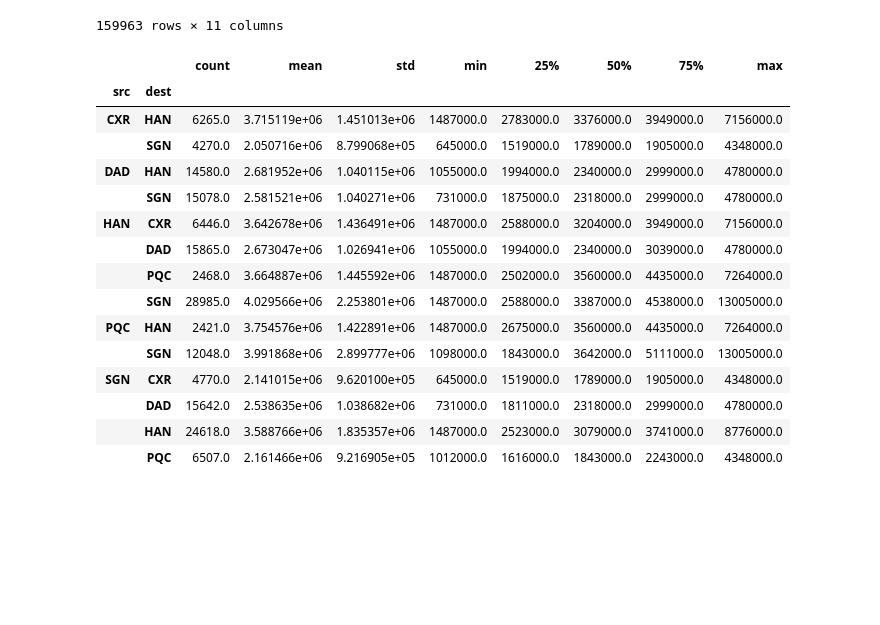
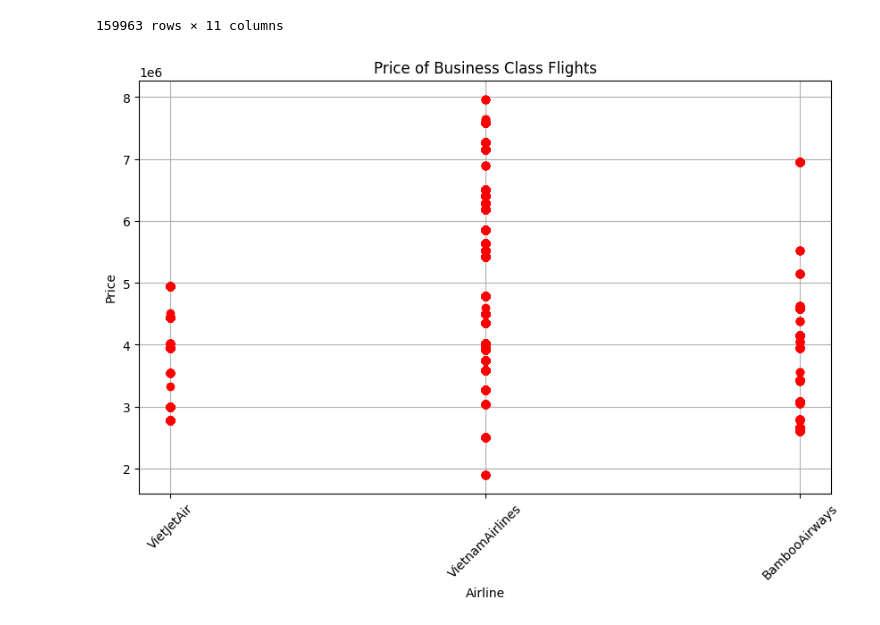
Before and after one commit to hairfann/airfare-prediction, a Jupyter notebook: data_cleaner.ipynb, the cells around one changed output. Saved outputs shown, nothing was run; the diff lists cells and outputs as text; code cells hidden in the pictures; blank space fills up the shorter version.

```diff
--- a/data_cleaner.ipynb
+++ b/data_cleaner.ipynb
@@ -174,22 +174,23 @@ flights
 159963 rows × 11 columns
 # %%
 flights.to_csv('flight_data_cleaned_v2.csv', index=False)
-# %%
-flights.groupby(['src', 'dest'])['price'].describe()
-# %% [output]
-|  |  | count | mean | std | min | 25% | 50% | 75% | max |
-| src | dest |  |  |  |  |  |  |  |  |
-| CXR | HAN | 6265.0 | 3.715119e+06 | 1.451013e+06 | 1487000.0 | 2783000.0 | 3376000.0 | 3949000.0 | 7156000.0 |
-|  | SGN | 4270.0 | 2.050716e+06 | 8.799068e+05 | 645000.0 | 1519000.0 | 1789000.0 | 1905000.0 | 4348000.0 |
-| DAD | HAN | 14580.0 | 2.681952e+06 | 1.040115e+06 | 1055000.0 | 1994000.0 | 2340000.0 | 2999000.0 | 4780000.0 |
-|  | SGN | 15078.0 | 2.581521e+06 | 1.040271e+06 | 731000.0 | 1875000.0 | 2318000.0 | 2999000.0 | 4780000.0 |
-| HAN | CXR | 6446.0 | 3.642678e+06 | 1.436491e+06 | 1487000.0 | 2588000.0 | 3204000.0 | 3949000.0 | 7156000.0 |
-|  | DAD | 15865.0 | 2.673047e+06 | 1.026941e+06 | 1055000.0 | 1994000.0 | 2340000.0 | 3039000.0 | 4780000.0 |
-|  | PQC | 2468.0 | 3.664887e+06 | 1.445592e+06 | 1487000.0 | 2502000.0 | 3560000.0 | 4435000.0 | 7264000.0 |
-|  | SGN | 28985.0 | 4.029566e+06 | 2.253801e+06 | 1487000.0 | 2588000.0 | 3387000.0 | 4538000.0 | 13005000.0 |
-| PQC | HAN | 2421.0 | 3.754576e+06 | 1.422891e+06 | 1487000.0 | 2675000.0 | 3560000.0 | 4435000.0 | 7264000.0 |
-|  | SGN | 12048.0 | 3.991868e+06 | 2.899777e+06 | 1098000.0 | 1843000.0 | 3642000.0 | 5111000.0 | 13005000.0 |
-| SGN | CXR | 4770.0 | 2.141015e+06 | 9.620100e+05 | 645000.0 | 1519000.0 | 1789000.0 | 1905000.0 | 4348000.0 |
-|  | DAD | 15642.0 | 2.538635e+06 | 1.038682e+06 | 731000.0 | 1811000.0 | 2318000.0 | 2999000.0 | 4780000.0 |
-|  | HAN | 24618.0 | 3.588766e+06 | 1.835357e+06 | 1487000.0 | 2523000.0 | 3079000.0 | 3741000.0 | 8776000.0 |
-|  | PQC | 6507.0 | 2.161466e+06 | 9.216905e+05 | 1012000.0 | 1616000.0 | 1843000.0 | 2243000.0 | 4348000.0 |
+# %%
+business_flights = flights[flights['fare_class'] == 'Business']
+
+# Remove outliers based on IQR
+Q1 = business_flights['price'].quantile(0.25)
+Q3 = business_flights['price'].quantile(0.75)
+IQR = Q3 - Q1
+business_flights = business_flights[(business_flights['price'] >= Q1 - 1.5 * IQR) & (business_flights['price'] <= Q3 + 1.5 * IQR)]
+
+#point plot
+plt.figure(figsize=(10,6))
+plt.xticks(rotation=45)
+plt.title("Price of Business Class Flights")
+plt.xlabel("Airline")
+plt.ylabel("Price")
+plt.grid()
+plt.plot(business_flights['airline'], business_flights['price'], 'ro')
+plt.show()
+# %% [output]
+[figure, added]
```
Also changed, not shown: parts of 15 cells of this notebook.
